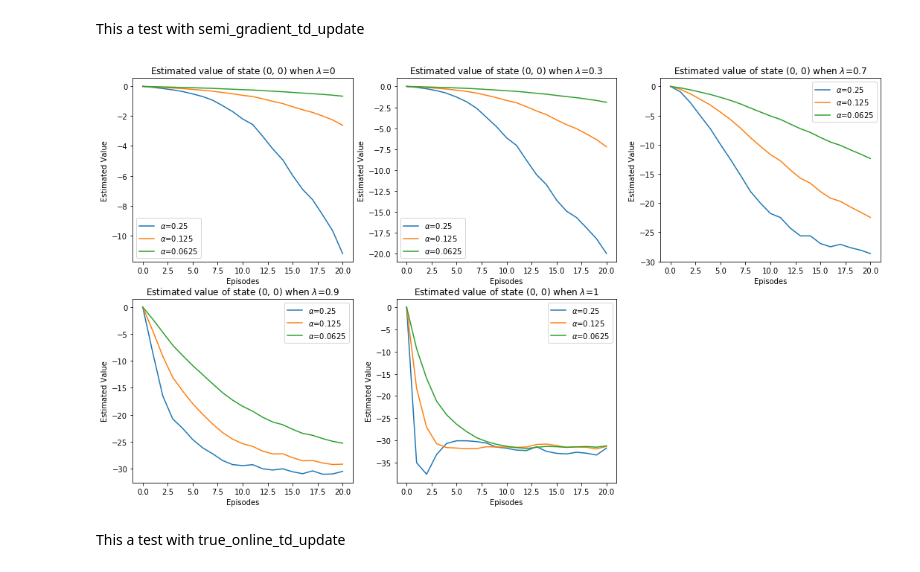
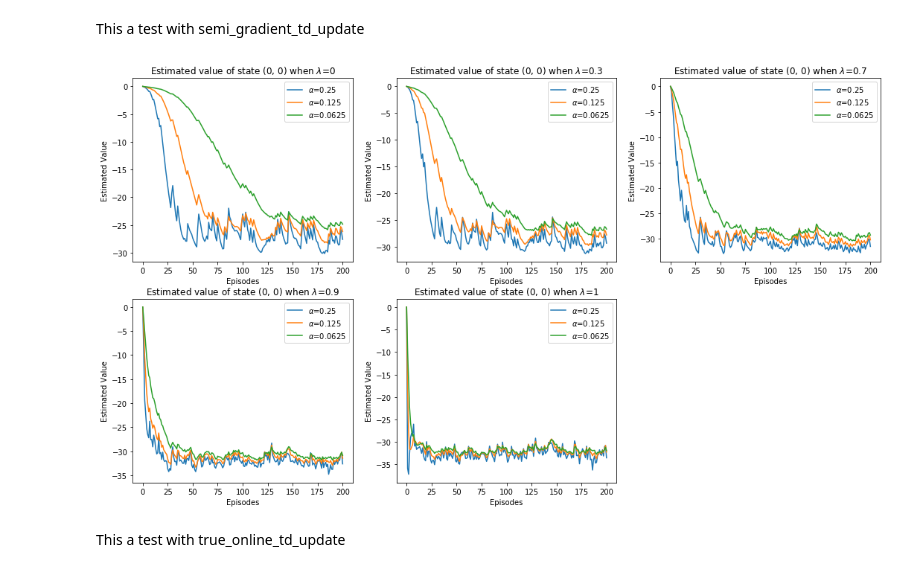
Before and after one commit to jgsimard/COMP767, a Jupyter notebook: hw2-notebook.ipynb, the cells around one changed output. Drawn from its saved outputs; the diff is of its cells as text; code cells hidden in the pictures.

```diff
--- a/hw2-notebook.ipynb
+++ b/hw2-notebook.ipynb
@@ -356,29 +391,20 @@ q2_run(lambda_return=0.5, learning_rate=0.1,
 # %% [markdown]
 ### Plotting functions
 # %%
-def get_lambda_plot(lambda_return, learning_rates, n_run = 10,
-       n_episode_by_run=10, n_bins=10, n_tilings=5,
-       prediction_algorithm = temporal_difference.semi_gradient_td_update):
-
-    for learning_rate in learning_rates:
-        runs = np.zeros((n_run, n_episode_by_run+1))
-        for run in range(n_run):
-            runs[run,:] = q2_run(lambda_return, learning_rate, n_episode_by_run, n_bins, n_tilings, prediction_algorithm, seed=run)
-        plt.plot(np.mean(runs, axis=0), label=r"$\alpha$"+f"={learning_rate}")
+def lambda_plot(results, lambda_return):
+    for learning_rate in results[lambda_return]:
+        plt.plot(results[lambda_return][learning_rate], label=r"$\alpha$"+f"={learning_rate}")
     plt.title(f"Estimated value of state {(0,0)} when $\lambda$={lambda_return}")
     plt.xlabel("Episodes")
     plt.ylabel("Estimated Value")
     plt.legend()
 
-def all_lambda_plot(lambda_returns, learning_rates, n_run = 10,
-       n_episode_by_run=10, n_bins=10, n_tilings=5,
-       prediction_algorithm = temporal_difference.semi_gradient_td_update):
-
+def all_lambda_plot(results):
     fig = plt.figure(figsize=(18, 10))
-    for i in range(len(lambda_returns)):
+    lambda_returns = list(results.keys())
+    for i in range(len(results)):
         plt.subplot(2, 3, i+1)
-        get_lambda_plot(lambda_returns[i], learning_rates, n_run, n_episode_by_run, n_bins, n_tilings,
-                        prediction_algorithm)
+        lambda_plot(results, lambda_returns[i])
     plt.show()
 # %% [markdown]
 ### The results are computed here !
@@ -386,17 +412,18 @@ def all_lambda_plot(lambda_returns, learning_rates, n_run = 10,
 lambda_returns = [0, 0.3, 0.7, 0.9, 1]
 learning_rates = [1/4, 1/8, 1/16]
 
-n_run = 10
-n_episode_by_run = 20
+n_run = 2
+n_episode_by_run = 200
 n_bins = 10
 n_tilings = 5
 # %% [markdown]
 This a test with semi_gradient_td_update
 # %%
-all_lambda_plot(lambda_returns, learning_rates, n_run, n_episode_by_run, n_bins, n_tilings,
-                    temporal_difference.semi_gradient_td_update)
+results_semi_gradient_td_update = q2_experiment_parallel(lambda_returns, learning_rates, n_run, n_episode_by_run,
+                                                         n_bins, n_tilings, temporal_difference.semi_gradient_td_update)
+all_lambda_plot(results_semi_gradient_td_update)
 # %% [output]
-[figure, old version]
+[figure, new version]
 # %% [markdown]
 This a test with true_online_td_update
 # %%
```
Also changed, not shown: parts of 5 cells of this notebook.
